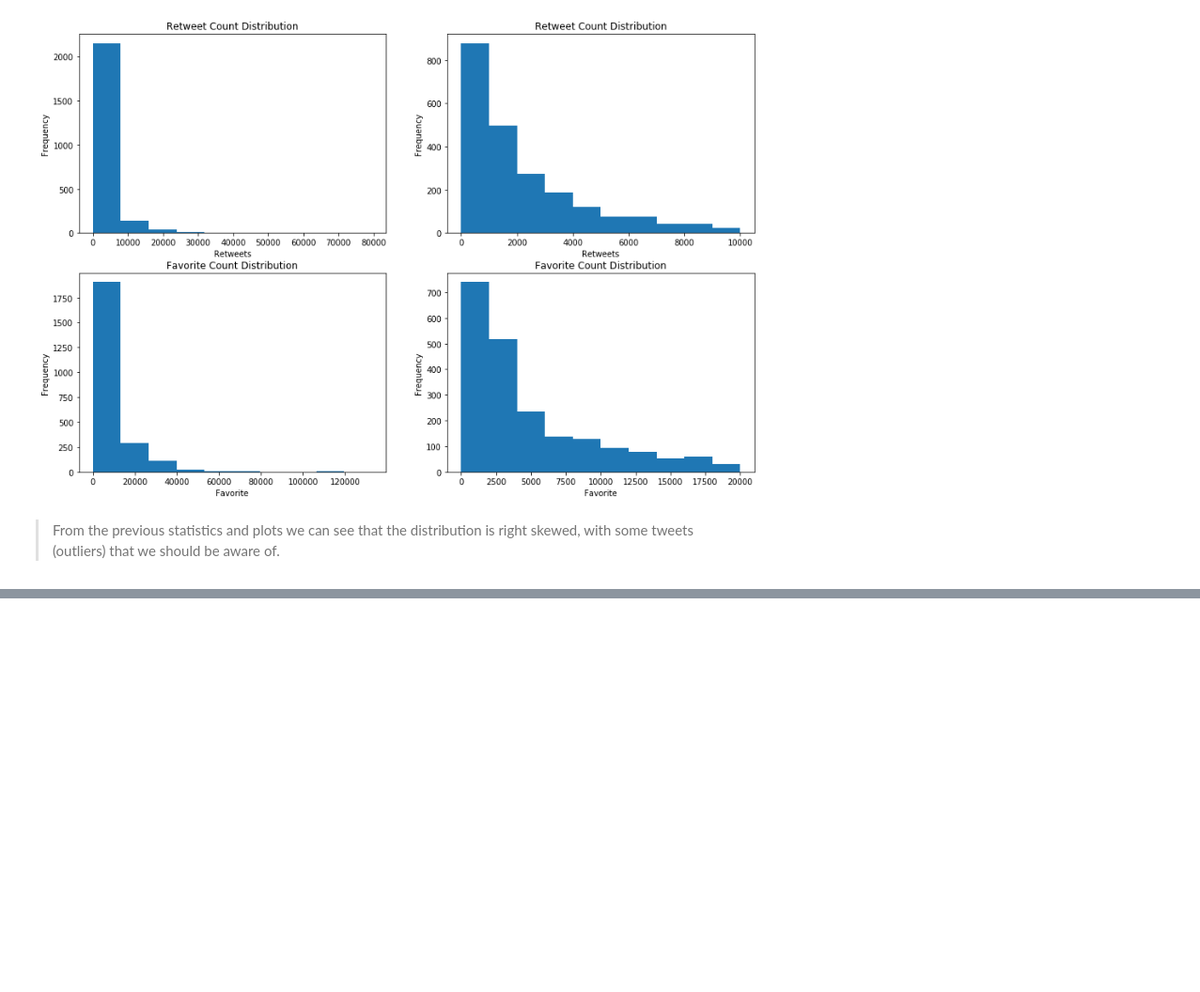
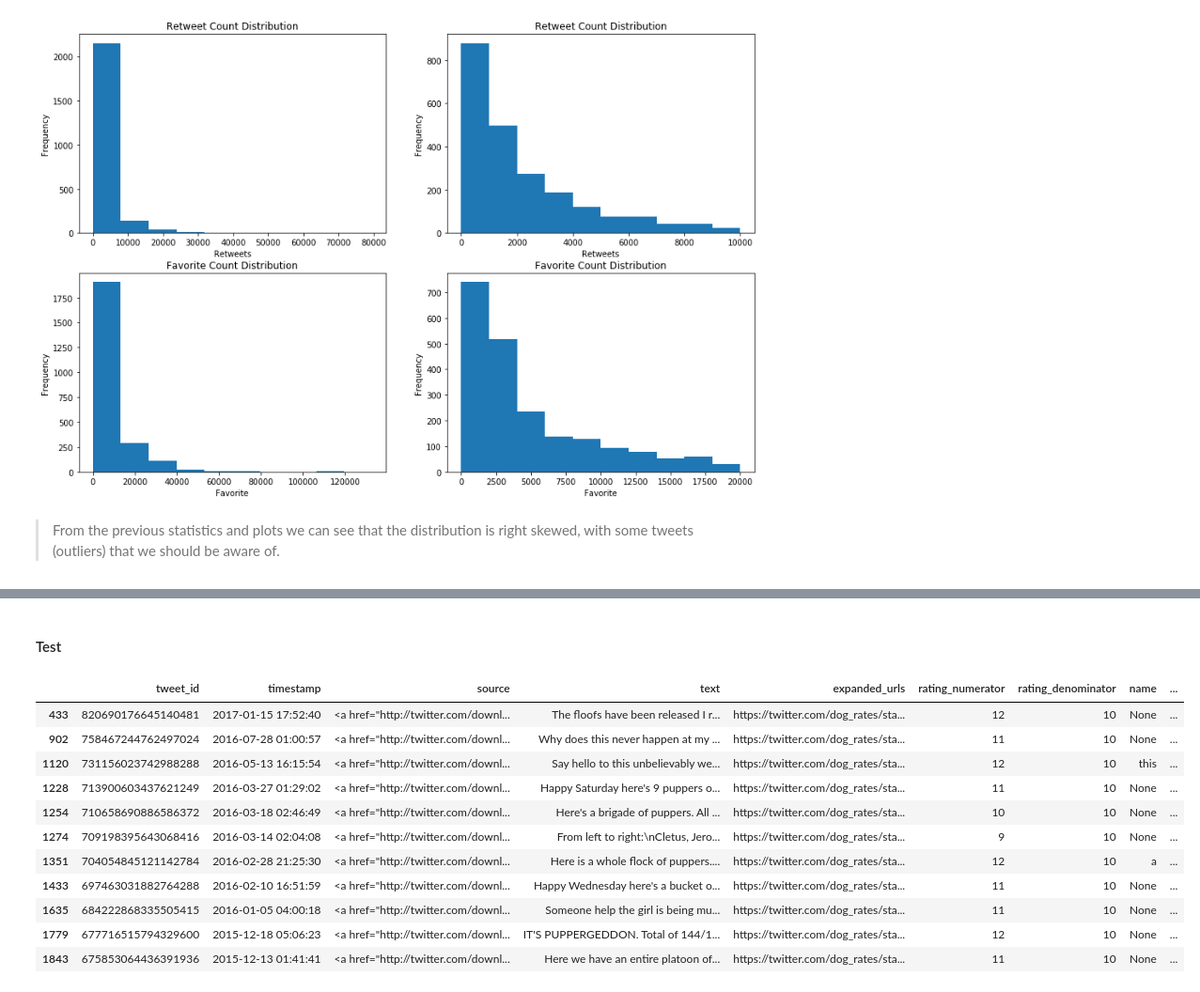
Before and after one commit to PitCoder/Data-Analyst, a Jupyter notebook: Data Wrangling/wrangle_act.ipynb, the cells around one changed output, grey strips where cells are left out. Shown at 94% size. Cells and saved outputs as stored; diff of their text form; code cells hidden in the pictures; blank space fills up the shorter version.

```diff
--- a/Data Wrangling/wrangle_act.ipynb
+++ b/Data Wrangling/wrangle_act.ipynb
@@ -788,0 +959,23 @@ plt.ylabel('Frequency');
+# %%
+#We recalculate the values
+for index in indexes:
+    number_of_dogs = twitter_archivecp.loc[index, 'rating_denominator']/10
+    twitter_archivecp.loc[index, 'rating_numerator'] = int(twitter_archivecp.loc[index, 'rating_numerator']/number_of_dogs)
+    twitter_archivecp.loc[index, 'rating_denominator'] = 10
+# %% [markdown]
+#### Test
+# %%
+twitter_archivecp[twitter_archivecp.tweet_id.isin(recalculate_tweets) == True]
+# %% [output]
+|  | tweet_id | timestamp | source | text | expanded_urls | rating_numerator | rating_denominator | name | ... |
+| 433 | 820690176645140481 | 2017-01-15 17:52:40 | <a href="http://twitter.com/downl... | The floofs have been released I r... | https://twitter.com/dog_rates/sta... | 12 | 10 | None | ... |
+| 902 | 758467244762497024 | 2016-07-28 01:00:57 | <a href="http://twitter.com/downl... | Why does this never happen at my ... | https://twitter.com/dog_rates/sta... | 11 | 10 | None | ... |
+| 1120 | 731156023742988288 | 2016-05-13 16:15:54 | <a href="http://twitter.com/downl... | Say hello to this unbelievably we... | https://twitter.com/dog_rates/sta... | 12 | 10 | this | ... |
+| 1228 | 713900603437621249 | 2016-03-27 01:29:02 | <a href="http://twitter.com/downl... | Happy Saturday here's 9 puppers o... | https://twitter.com/dog_rates/sta... | 11 | 10 | None | ... |
+| 1254 | 710658690886586372 | 2016-03-18 02:46:49 | <a href="http://twitter.com/downl... | Here's a brigade of puppers. All ... | https://twitter.com/dog_rates/sta... | 10 | 10 | None | ... |
+| 1274 | 709198395643068416 | 2016-03-14 02:04:08 | <a href="http://twitter.com/downl... | From left to right:\nCletus, Jero... | https://twitter.com/dog_rates/sta... | 9 | 10 | None | ... |
+| 1351 | 704054845121142784 | 2016-02-28 21:25:30 | <a href="http://twitter.com/downl... | Here is a whole flock of puppers.... | https://twitter.com/dog_rates/sta... | 12 | 10 | a | ... |
+| 1433 | 697463031882764288 | 2016-02-10 16:51:59 | <a href="http://twitter.com/downl... | Happy Wednesday here's a bucket o... | https://twitter.com/dog_rates/sta... | 11 | 10 | None | ... |
+| 1635 | 684222868335505415 | 2016-01-05 04:00:18 | <a href="http://twitter.com/downl... | Someone help the girl is being mu... | https://twitter.com/dog_rates/sta... | 11 | 10 | None | ... |
+| 1779 | 677716515794329600 | 2015-12-18 05:06:23 | <a href="http://twitter.com/downl... | IT'S PUPPERGEDDON. Total of 144/1... | https://twitter.com/dog_rates/sta... | 12 | 10 | None | ... |
+| 1843 | 675853064436391936 | 2015-12-13 01:41:41 | <a href="http://twitter.com/downl... | Here we have an entire platoon of... | https://twitter.com/dog_rates/sta... | 11 | 10 | None | ... |
```
Also changed, not shown: parts of 64 cells of this notebook.
